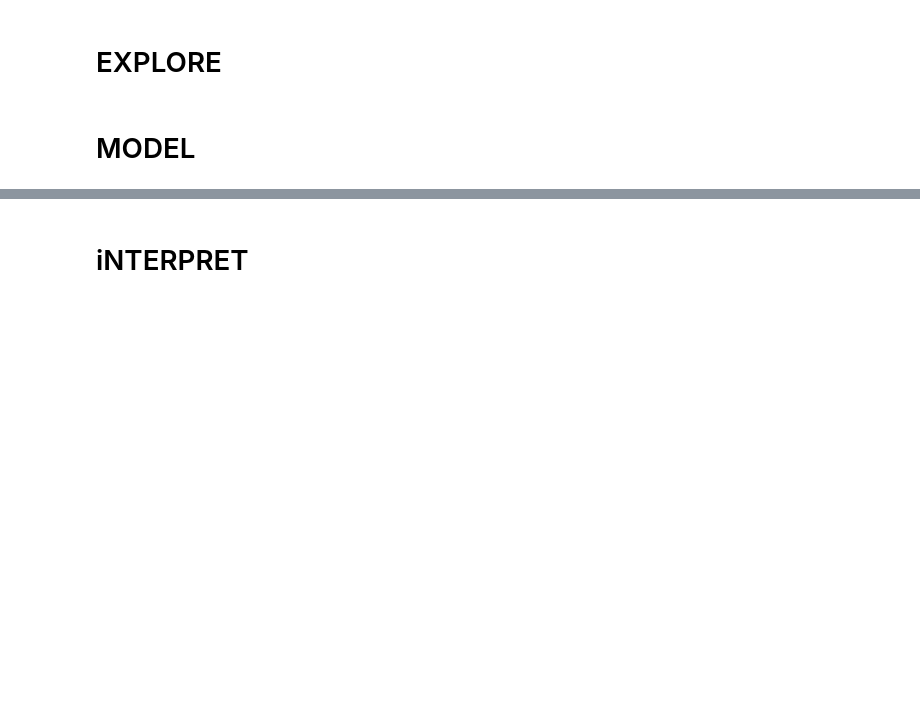
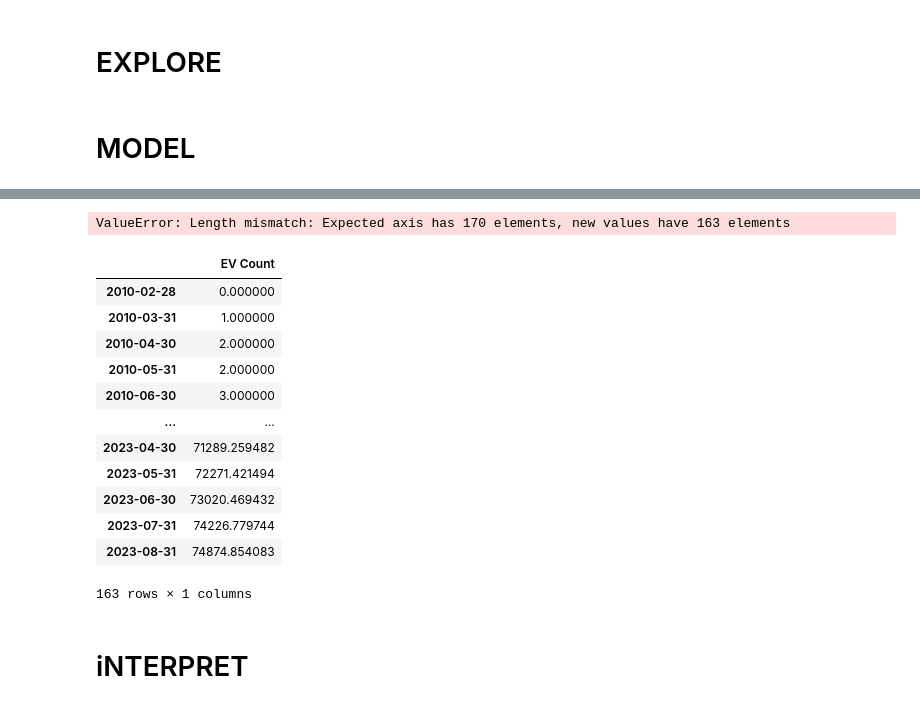
Before and after one commit to ebtezcan/EV-Charger-Prediction, a Jupyter notebook: working notebooks/index_OSEMN.ipynb, the cells around one changed output, grey strips where cells are left out. Cells and saved outputs as stored; diff of their text form; code cells hidden in the pictures; blank space fills up the shorter version.

```diff
--- a/working notebooks/index_OSEMN.ipynb
+++ b/working notebooks/index_OSEMN.ipynb
@@ -150,0 +196,3 @@ ___
+# %%
+for county in df['county'].unique():
+    print(county)
@@ -151,3 +217,29 @@ ___
+# %%
+test = pd.DataFrame()
+for county in county_information.keys():
+    test['County'] = county
+    test['EV Count'] = county_information[county]['combined']['EV Count']
+    test.index = county_information[county]['combined'].index
+
+county_information['all'] = test
+# %% [output]
+ValueError: Length mismatch: Expected axis has 170 elements, new values have 163 elements
+# %%
+county_information['King']['combined']
+# %% [output]
+|  | EV Count |
+| 2010-02-28 | 0.000000 |
+| 2010-03-31 | 1.000000 |
+| 2010-04-30 | 2.000000 |
+| 2010-05-31 | 2.000000 |
+| 2010-06-30 | 3.000000 |
+| ... | ... |
+| 2023-04-30 | 71289.259482 |
+| 2023-05-31 | 72271.421494 |
+| 2023-06-30 | 73020.469432 |
+| 2023-07-31 | 74226.779744 |
+| 2023-08-31 | 74874.854083 |
+163 rows × 1 columns
 # %% [markdown]
 # iNTERPRET
 # %% [markdown]
```
Also changed, not shown: parts of 5 cells of this notebook, 1 other file.
